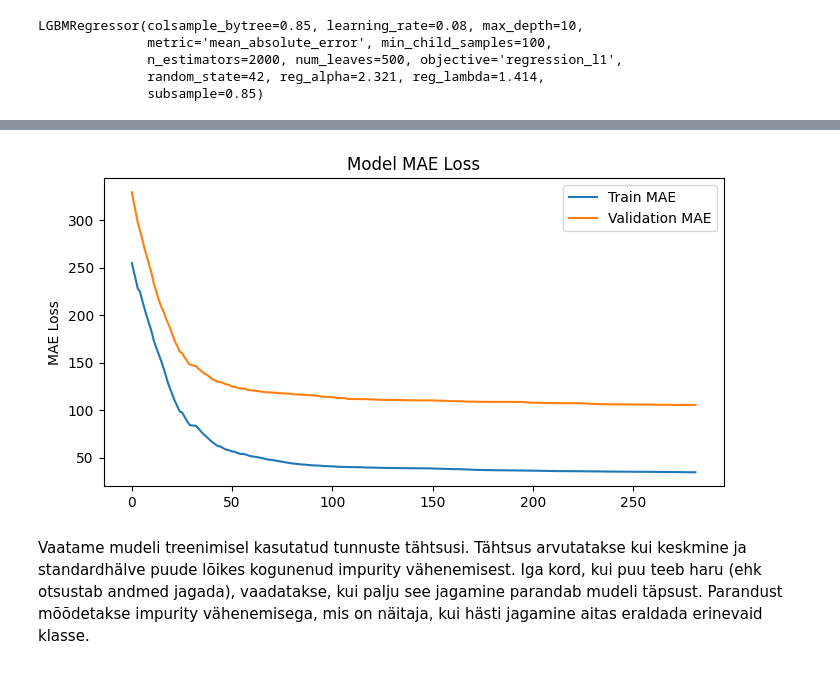
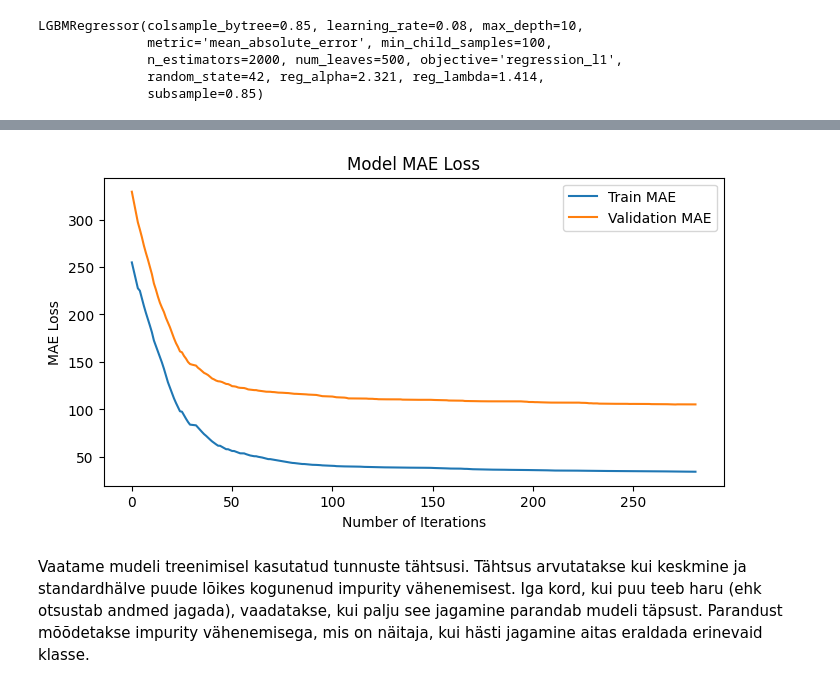
Before and after one commit to MattiasKimst/enefit-prosumers-kaggle-ids, a Jupyter notebook: notebook_with_outputs.ipynb, the cells around one changed output, grey strips where cells are left out. Saved outputs shown, nothing was run; the diff lists cells and outputs as text; code cells hidden in the pictures.

```diff
--- a/notebook_with_outputs.ipynb
+++ b/notebook_with_outputs.ipynb
@@ -391,17 +405,17 @@ Vaatame MAE loss, ehk kui hästi mudel õpib andmetest, madalam on parem, kui va
 # %%
-# Plot MAE Loss
 results = model_lgbm.evals_result_
 train_mae, val_mae = results["valid_0"]["l1"], results["valid_1"]["l1"]
 x_values = range(0, len(train_mae))
 fig, ax = plt.subplots(figsize=(8, 4))
 ax.plot(x_values, train_mae, label="Train MAE")
 ax.plot(x_values, val_mae, label="Validation MAE")
 ax.legend()
 plt.ylabel("MAE Loss")
+plt.xlabel("Number of Iterations")  # Add this line to label the x-axis
 plt.title("Model MAE Loss")
-plt.savefig('mae_loss.png')
+plt.savefig('MAE_loss.png')
 # %% [output]
-[figure, old version]
+[figure, new version]
 # %% [markdown]
 Vaatame mudeli treenimisel kasutatud tunnuste tähtsusi. Tähtsus arvutatakse kui keskmine ja standardhälve puude lõikes kogunenud impurity vähenemisest. Iga kord, kui puu teeb haru (ehk otsustab andmed jagada), vaadatakse, kui palju see jagamine parandab mudeli täpsust. Parandust mõõdetakse impurity vähenemisega, mis on näitaja, kui hästi jagamine aitas eraldada erinevaid klasse.
 # %%
```
Also changed, not shown: parts of 11 cells of this notebook.
